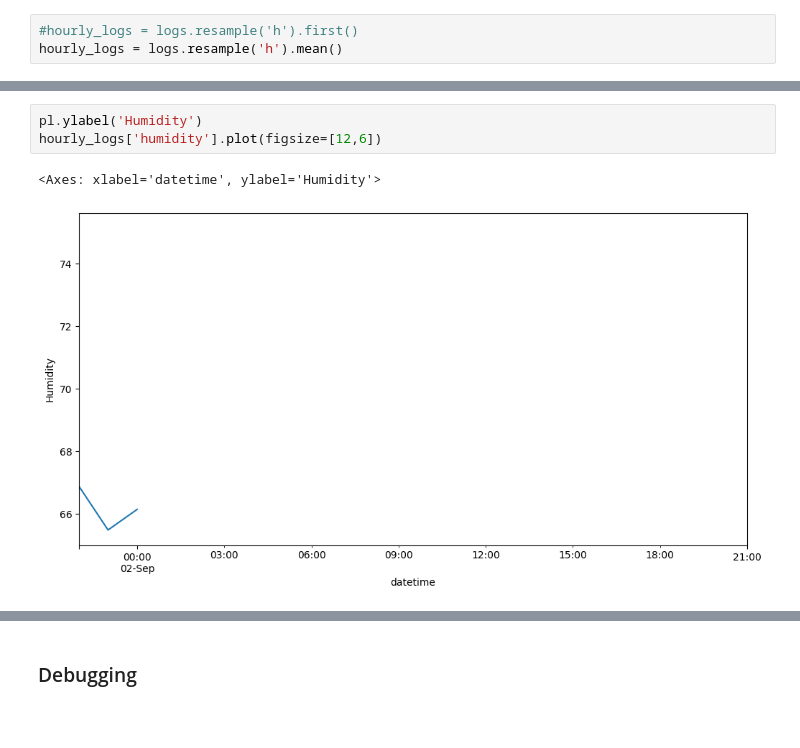
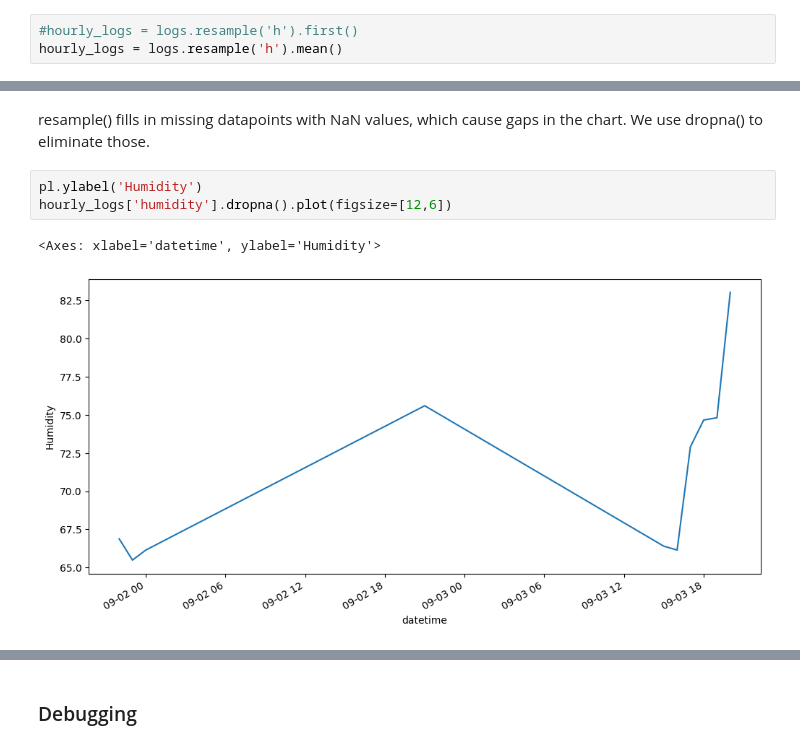
Before and after one commit to mauroc/sqrpi, a Jupyter notebook: dashboard.ipynb, the cells around one changed output, grey strips where cells are left out. Cells and saved outputs as stored; diff of their text form; blank space fills up the shorter version.

```diff
--- a/dashboard.ipynb
+++ b/dashboard.ipynb
@@ -95,6 +74,8 @@ hourly_logs
+# %% [markdown]
+resample() fills in missing datapoints with NaN values, which cause gaps in the chart. We use dropna() to eliminate those.
 # %%
 pl.ylabel('Humidity')
-hourly_logs['humidity'].plot(figsize=[12,6])
+hourly_logs['humidity'].dropna().plot(figsize=[12,6])
 # %% [output]
 <Axes: xlabel='datetime', ylabel='Humidity'>
-[figure, old version]
+[figure, new version]
```
Also changed, not shown: parts of 22 cells of this notebook, 3 other files.
